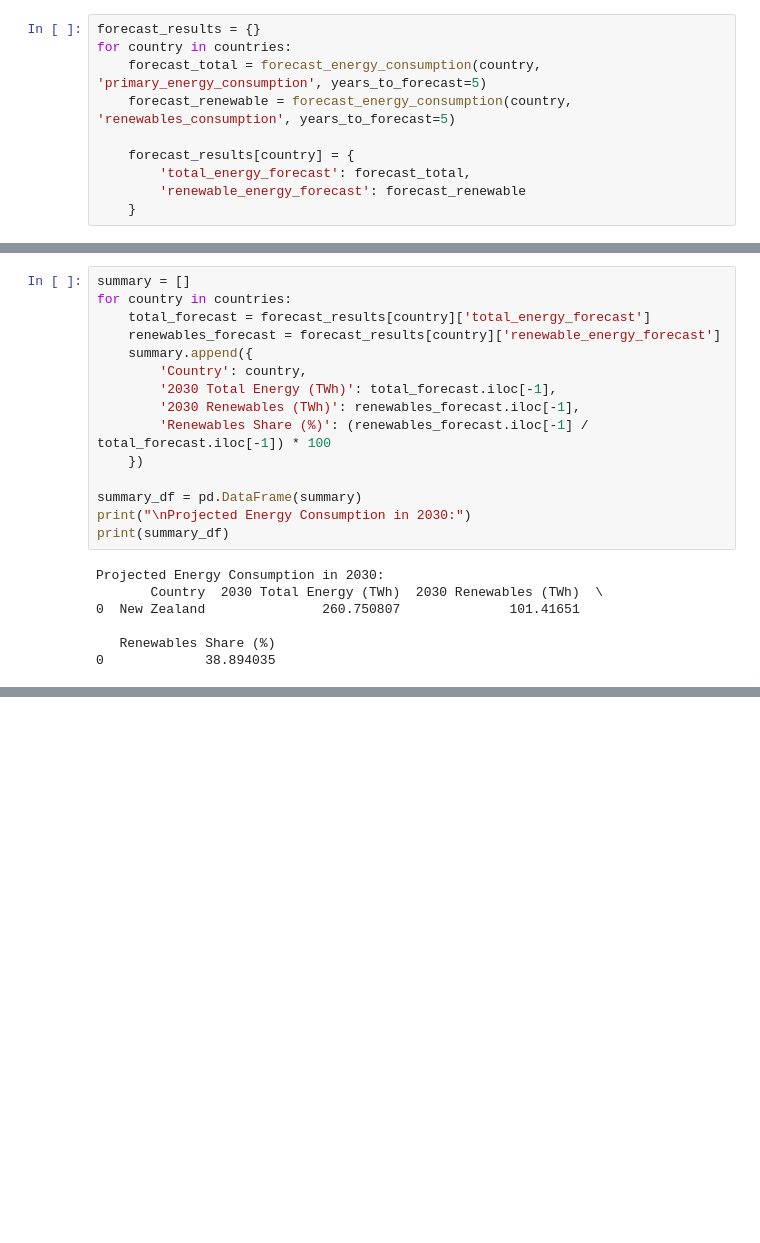
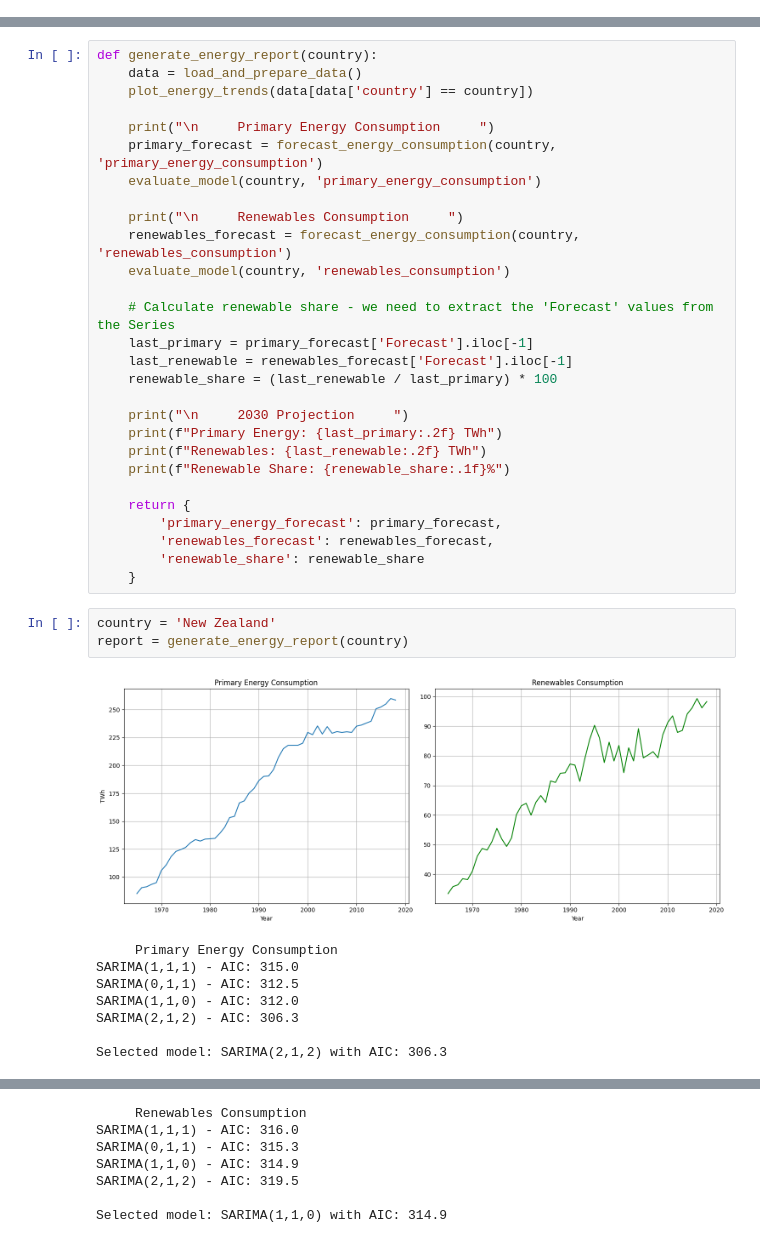
Before and after one commit to RandikaSilva/Energy-Demand-Analysis-Visualization, a Jupyter notebook: src/notebook/data_solution_time_series_consumption_forcasting.ipynb, the cells around one changed output, grey strips where cells are left out. Saved outputs shown, nothing was run; the diff lists cells and outputs as text; blank space fills up the shorter version.

```diff
--- a/src/notebook/data_solution_time_series_consumption_forcasting.ipynb
+++ b/src/notebook/data_solution_time_series_consumption_forcasting.ipynb
@@ -171,10 +193,0 @@ Root Mean Squared Error: 7.31
-# %%
-forecast_results = {}
-for country in countries:
-    forecast_total = forecast_energy_consumption(country, 'primary_energy_consumption', years_to_forecast=5)
-    forecast_renewable = forecast_energy_consumption(country, 'renewables_consumption', years_to_forecast=5)
-
-    forecast_results[country] = {
-        'total_energy_forecast': forecast_total,
-        'renewable_energy_forecast': forecast_renewable
-    }
@@ -233,22 +194,40 @@ forecast_results
-# %%
-summary = []
-for country in countries:
-    total_forecast = forecast_results[country]['total_energy_forecast']
-    renewables_forecast = forecast_results[country]['renewable_energy_forecast']
-    summary.append({
-        'Country': country,
-        '2030 Total Energy (TWh)': total_forecast.iloc[-1],
-        '2030 Renewables (TWh)': renewables_forecast.iloc[-1],
-        'Renewables Share (%)': (renewables_forecast.iloc[-1] / total_forecast.iloc[-1]) * 100
-    })
-
-summary_df = pd.DataFrame(summary)
-print("\nProjected Energy Consumption in 2030:")
-print(summary_df)
-# %% [output]
-Projected Energy Consumption in 2030:
-       Country  2030 Total Energy (TWh)  2030 Renewables (TWh)  \
-0  New Zealand               260.750807              101.41651
-
-   Renewables Share (%)
-0             38.894035
+# %%
+def generate_energy_report(country):
+    data = load_and_prepare_data()
+    plot_energy_trends(data[data['country'] == country])
+
+    print("\n     Primary Energy Consumption     ")
+    primary_forecast = forecast_energy_consumption(country, 'primary_energy_consumption')
+    evaluate_model(country, 'primary_energy_consumption')
+
+    print("\n     Renewables Consumption     ")
+    renewables_forecast = forecast_energy_consumption(country, 'renewables_consumption')
+    evaluate_model(country, 'renewables_consumption')
+
+    # Calculate renewable share - we need to extract the 'Forecast' values from the Series
+    last_primary = primary_forecast['Forecast'].iloc[-1]
+    last_renewable = renewables_forecast['Forecast'].iloc[-1]
+    renewable_share = (last_renewable / last_primary) * 100
+
+    print("\n     2030 Projection     ")
+    print(f"Primary Energy: {last_primary:.2f} TWh")
+    print(f"Renewables: {last_renewable:.2f} TWh")
+    print(f"Renewable Share: {renewable_share:.1f}%")
+
+    return {
+        'primary_energy_forecast': primary_forecast,
+        'renewables_forecast': renewables_forecast,
+        'renewable_share': renewable_share
+    }
+# %%
+country = 'New Zealand'
+report = generate_energy_report(country)
+# %% [output]
+[figure, added]
+     Primary Energy Consumption
+SARIMA(1,1,1) - AIC: 315.0
+SARIMA(0,1,1) - AIC: 312.5
+SARIMA(1,1,0) - AIC: 312.0
+SARIMA(2,1,2) - AIC: 306.3
+
+Selected model: SARIMA(2,1,2) with AIC: 306.3
@@ -254,0 +246,7 @@ Projected Energy Consumption in 2030:
+     Renewables Consumption
+SARIMA(1,1,1) - AIC: 316.0
+SARIMA(0,1,1) - AIC: 315.3
+SARIMA(1,1,0) - AIC: 314.9
+SARIMA(2,1,2) - AIC: 319.5
+
+Selected model: SARIMA(1,1,0) with AIC: 314.9
```
Also changed, not shown: parts of 19 cells of this notebook, 4 other files.
